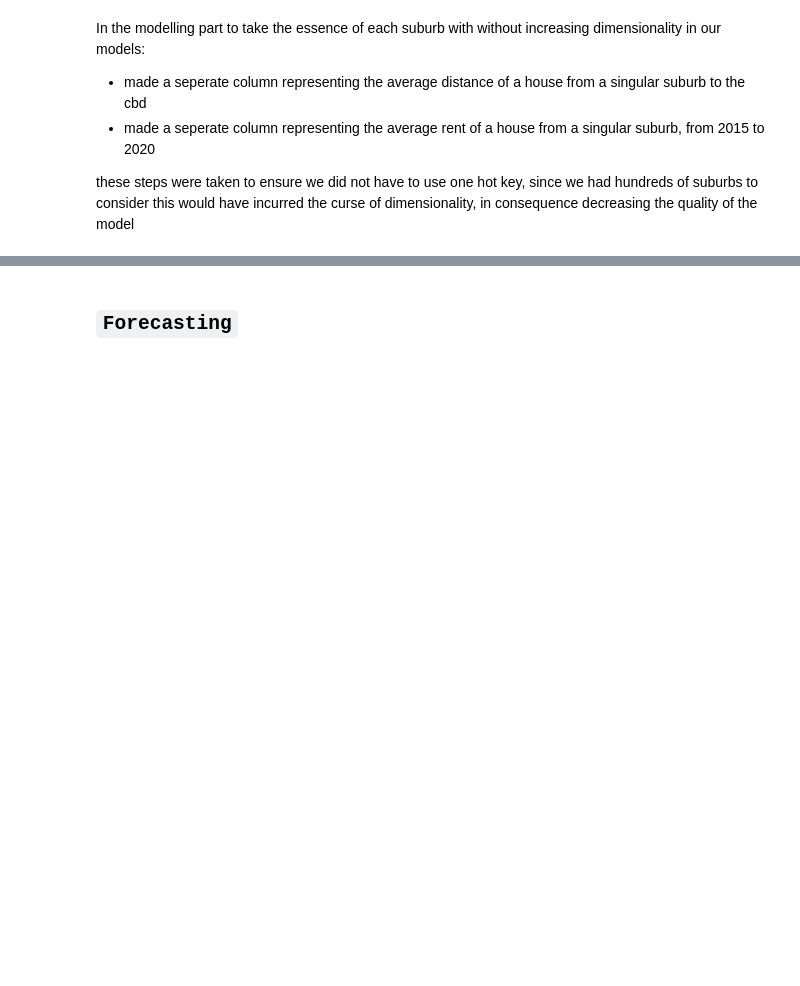
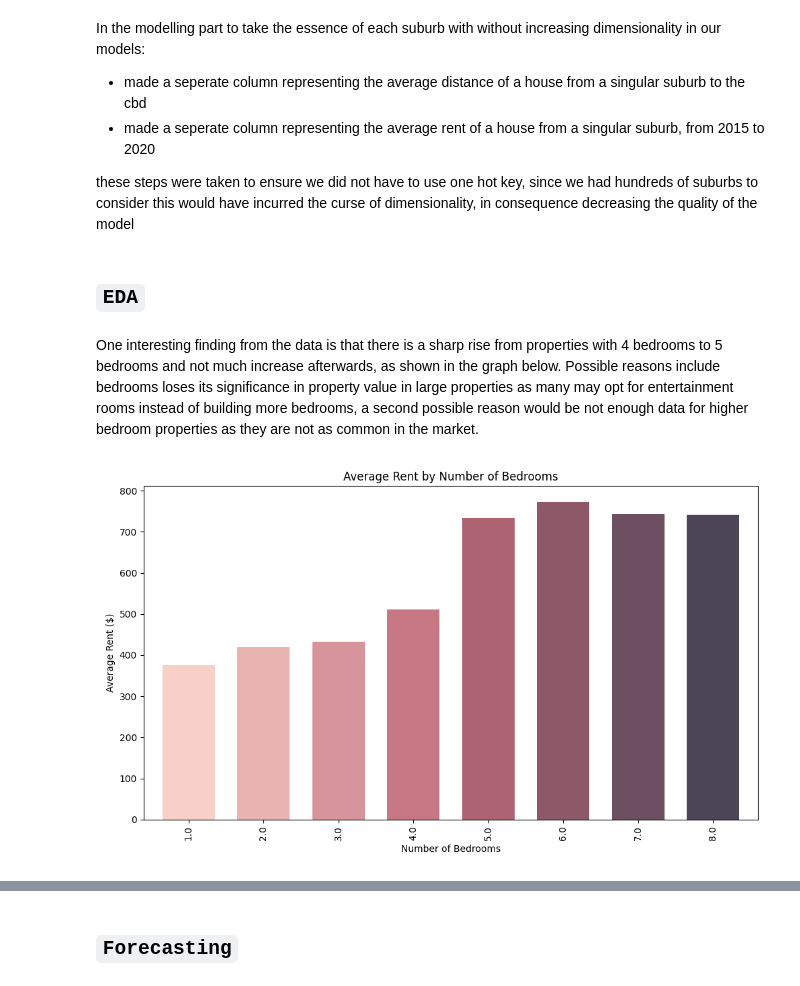
Before and after one commit to MAST30034-AppliedDataScience/project-2-group-real-estate-industry-project-32, a Jupyter notebook: notebooks/summary_notebook.ipynb, the cells around one changed output, grey strips where cells are left out. Drawn from its saved outputs; the diff is of its cells as text; code cells hidden in the pictures; blank space fills up the shorter version.

```diff
--- a/notebooks/summary_notebook.ipynb
+++ b/notebooks/summary_notebook.ipynb
@@ -260,3 +261,14 @@ In the modelling part to take the essence of each suburb with without increasing
 - made a seperate column representing the average rent of a house from a singular suburb, from 2015 to 2020
 
 these steps were taken to ensure we did not have to use one hot key, since we had hundreds of suburbs to consider this would have incurred the curse of dimensionality, in consequence decreasing the quality of the model
+# %% [markdown]
+## `EDA`
+# %% [markdown]
+One interesting finding from the data is that there is a sharp rise from properties with 4 bedrooms to 5 bedrooms and not much increase afterwards, as shown in the graph below. Possible reasons include bedrooms loses its significance in property value in large properties as many may opt for entertainment rooms instead of building more bedrooms, a second possible reason would be not enough data for higher bedroom properties as they are not as common in the market.
+# %%
+# Load the plot
+plot_path = '../plots/avg_rent_bedrooms.png'
+plot = Image.open(plot_path)
+plot.show()
+# %% [output]
+[figure, added]
```
Also changed, not shown: parts of 15 cells of this notebook.
